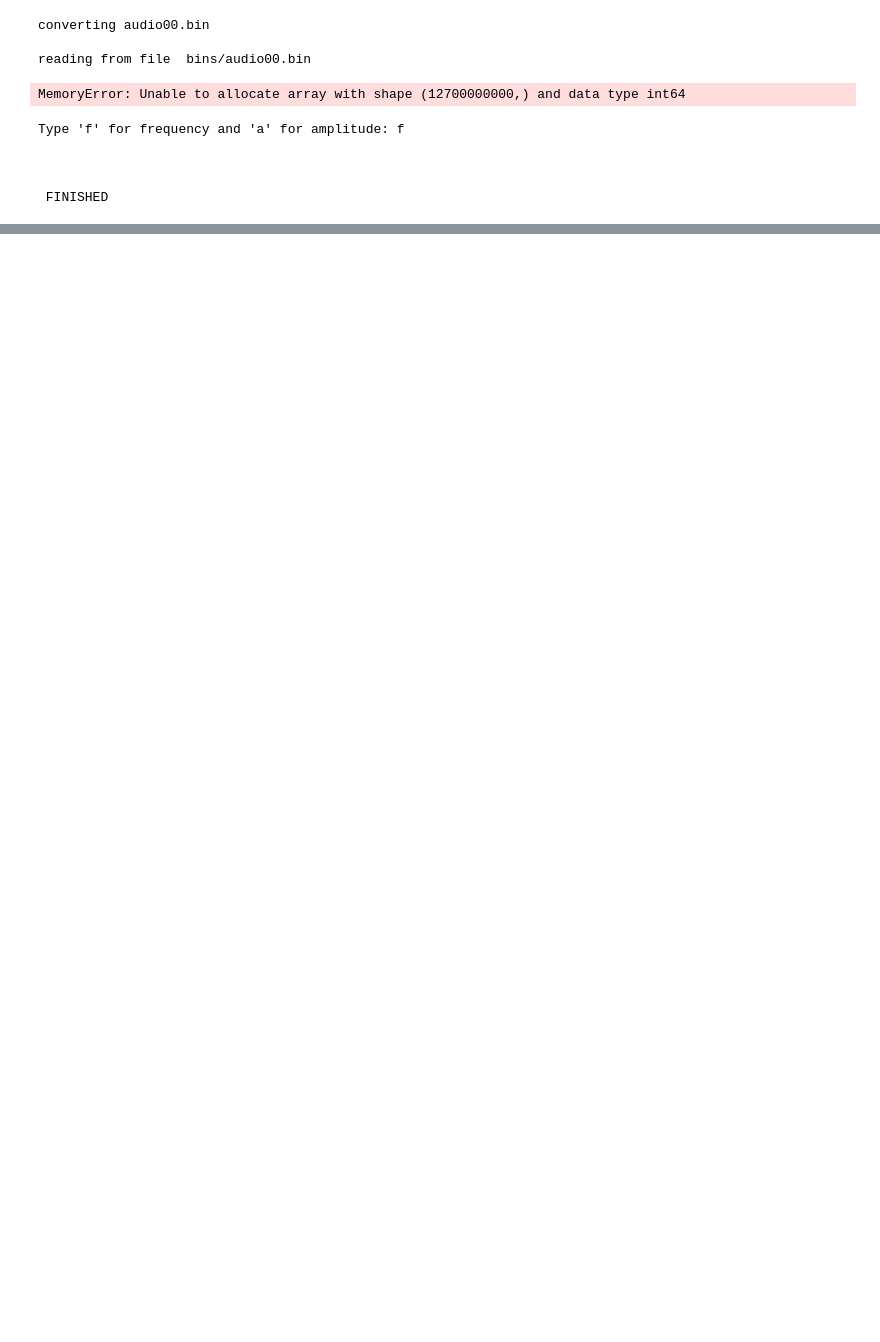
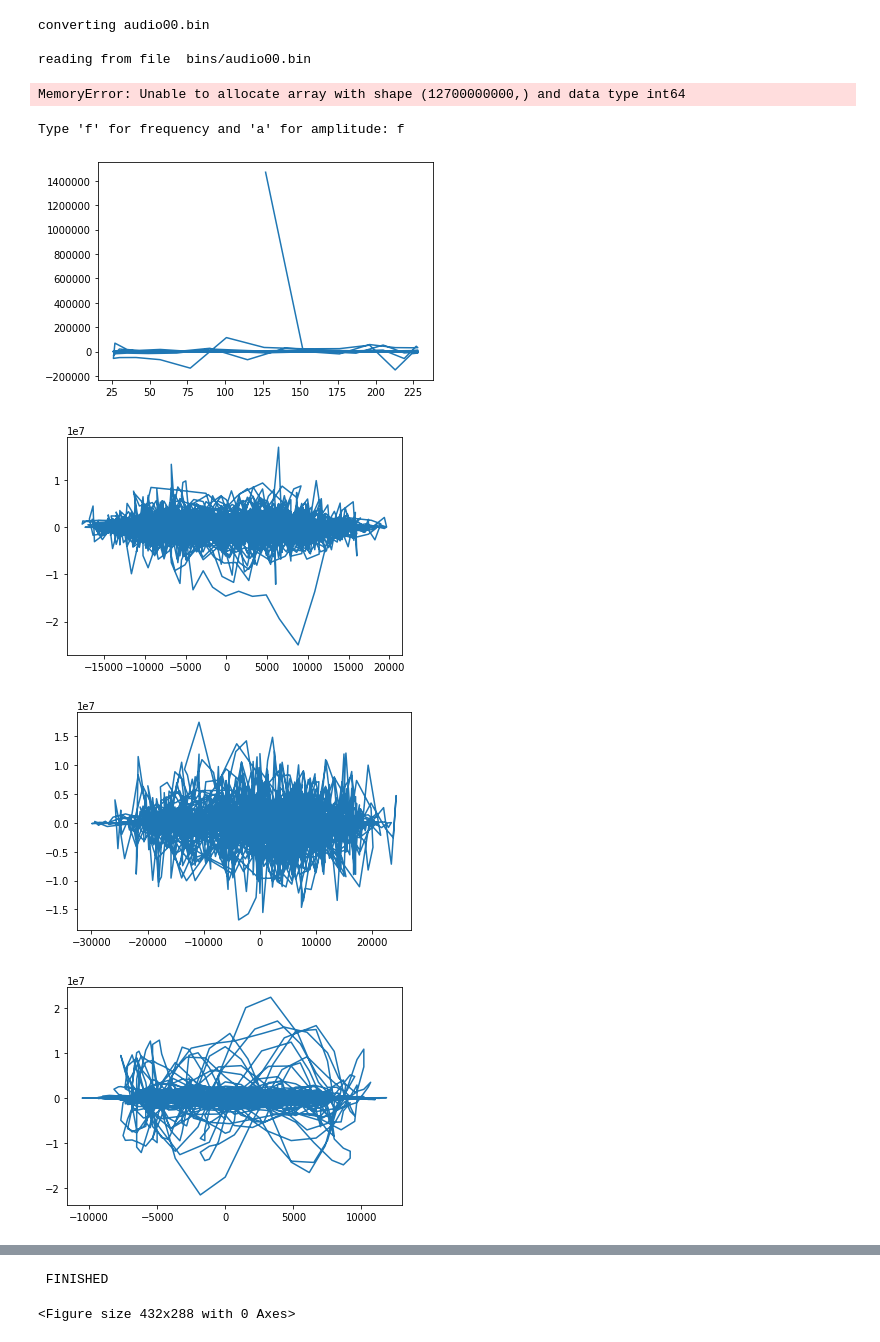
Before and after one commit to sergicastells9/Vibrato, a Jupyter notebook: BIN_toWAV_toGRAPH.ipynb, the cells around one changed output, grey strips where cells are left out. Drawn from its saved outputs; the diff is of its cells as text; code cells hidden in the pictures; blank space fills up the shorter version.

```diff
--- a/BIN_toWAV_toGRAPH.ipynb
+++ b/BIN_toWAV_toGRAPH.ipynb
@@ -226,11 +226,12 @@ import matplotlib.pyplot as plt
 import matplotlib.font_manager as font_manager
 plt.rcParams["font.family"] = "Times New Roman"
 from scipy.io import wavfile as wav
-from scipy.fftpack import fft
+from scipy import fftpack
 import numpy.fft as fftnp
 import numpy as np
 import os as os
-
+from skimage import util
+from __future__ import print_function
 
 def my_fft(wav_dir, amp_or_freq, opti=None):
     plt.ioff()
@@ -242,9 +243,8 @@ def my_fft(wav_dir, amp_or_freq, opti=None):
     if opti is None:
         opti = np.ndarray((len(files), 2))
         for i in range(len(files)):
-            opti[i][0] = 0.05
-            opti[i][1] = 0.075
-        print(opti)
+            opti[i][0] = 0
+            opti[i][1] = 1500
 
     if not os.path.exists("Fourier_Plots/"):
         os.mkdir("Fourier_Plots/")
@@ -268,7 +268,7 @@ def my_fft(wav_dir, amp_or_freq, opti=None):
             for _, _, files in os.walk(wav_dir):
                 for file in files:
                     rate, data = wav.read(wav_dir + "/" + str(file))
-                    fft_out = fft(data)
+                    fft_out = fftpack.fft(data)
                     plt.plot(data, np.abs(fft_out))
                     name = 'Fourier_Plots/Amplitude/' + str(file[ : -4])
                     x = name
@@ -291,43 +291,59 @@ def my_fft(wav_dir, amp_or_freq, opti=None):
                     for file in old:
                         os.remove("Fourier_Plots/Frequency/" + str(file))
 
             if os.path.exists(wav_dir):
                 for _, _, files in os.walk(wav_dir):
                     for file, num in zip(sorted(files), range(0, len(files))):
-                        rate, data = wav.read(wav_dir + "/" + str(file))
-                        fft_out = fftnp.rfft(data)
+                        rate, audio = wav.read(wav_dir + "/" + str(file))
 
-                        sp = fft_out
-                        ampSq = sp.real**2 + sp.imag**2
-                        freq = fftnp.fftfreq(fft_out.shape[-1])
-                        plt.plot(freq, ampSq)
+                        #Pay Tribute to https://www.oreilly.com/library/view/elegant-scipy/9781491922927/ch04.html
+#                         data = np.mean(data, axis=1)
+#                         N = audio.shape[0]
+#                         L = N / rate
+#                         print(f'Audio length: {L:.2f} seconds')
+#                         f, ax = plt.subplots()
+#                         ax.plot(np.arange(N) / rate, audio)
+#                         ax.set_xlabel('Time [s]')
+#                         ax.set_ylabel('Amplitude [unknown]')
+#                         M = 1024
+#                         slices = util.view_as_windows(audio, window_shape=(M, ), step=100)
+#                         print(f'Audio shape: {audio.shape}, Sliced audio shape: {slices.shape}')
+#                         win = np.hanning(M + 1)[:-1]
+#                         slices = slices * win
+#                         slices = slices.T
+#                         spect = np.fft.fft(slices, axis=0)[:M // 2 + 1:-1]
+#                         spect = spect.real**2 + spect.imag**2
+#                         freqs = fftpack.fftfreq(len(spect)) * 30000
+#                         plt.plot(freqs, np.abs(spect))
+#                         plt.plot(np.fft.fft(np.abs(audio)))
+
+
                         name = 'Fourier_Plots/Frequency/' + str(file[ : -4])
                         x = name
                         count = 0
                         while os.path.exists(x):
                             count += 1
                             x = name + "(" + str(count) + ")"
 
                         plt.title(file, **timesNR)
                         plt.xlim(opti[num][0], opti[num][1])
                         xtic = np.array([])
                         xlim = np.array([opti[num][0], opti[num][1]])
                         split = round((xlim[1] - xlim[0])/6, 5)
                         for z in range(0, 7):
                             xtic = np.append(xtic, (xlim[0] + split*z))
                         plt.xticks(xtic)
                         plt.ylabel("Amplitude [ADC counts]", **timesNR)
-                        plt.xlabel("1/Frequency [s]", **timesNR)
+                        plt.xlabel("Frequency [Hz]", **timesNR)
                         plt.savefig(x, bbox_inches="tight")
                         plt.clf()
 
 
-my_fft('WAVs/vibrato/', typechoice, np.array([[0.0675,0.0695], [0.068, 0.071],
-                                              [0.057, 0.059], [0.057, 0.059]]))
+my_fft('WAVs/vibrato/', typechoice)
 print('\n''\n''\n', 'FINISHED')
 # %% [output]
 Type 'f' for frequency and 'a' for amplitude: f
-
-
-
- FINISHED
+[figure, added]
+[figure, added]
+[figure, added]
+[figure, added]
@@ -333,0 +353,2 @@ Type 'f' for frequency and 'a' for amplitude: f
+ FINISHED
+<Figure size 432x288 with 0 Axes>
```
Also changed, not shown: parts of 6 cells of this notebook, 7 other files.
